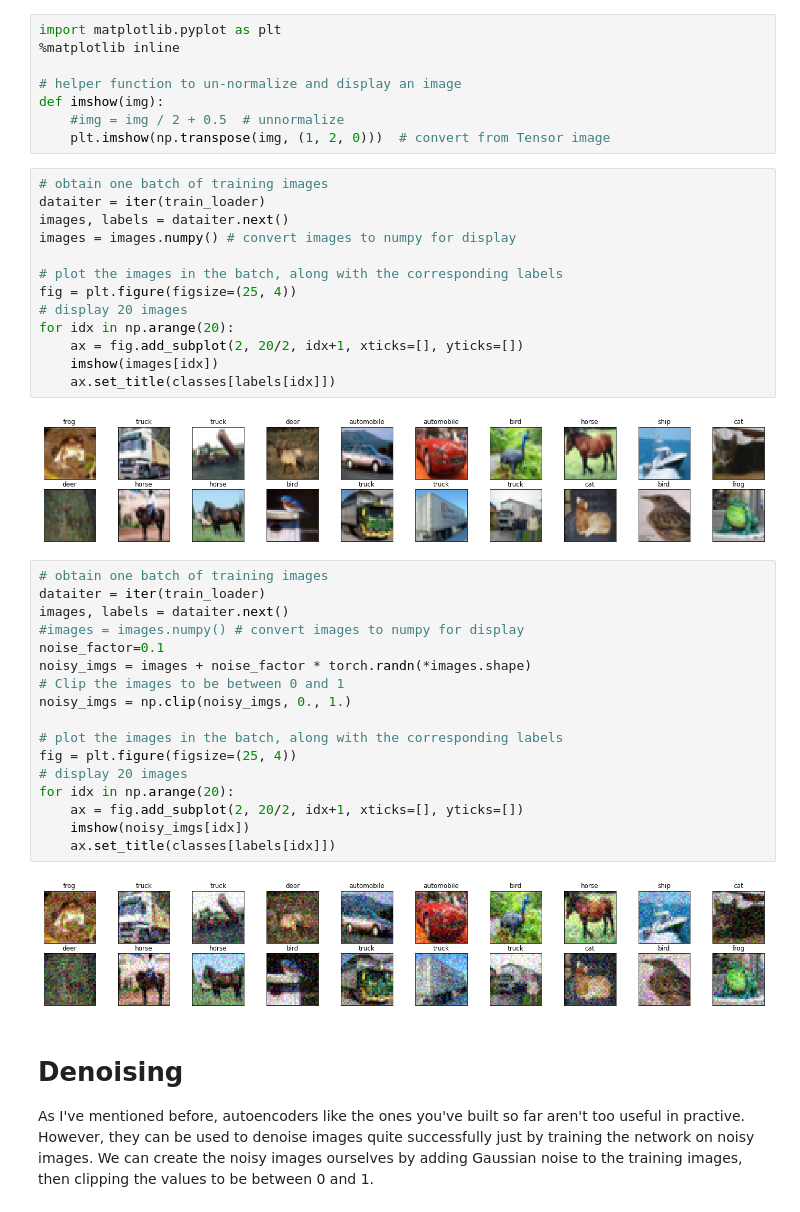
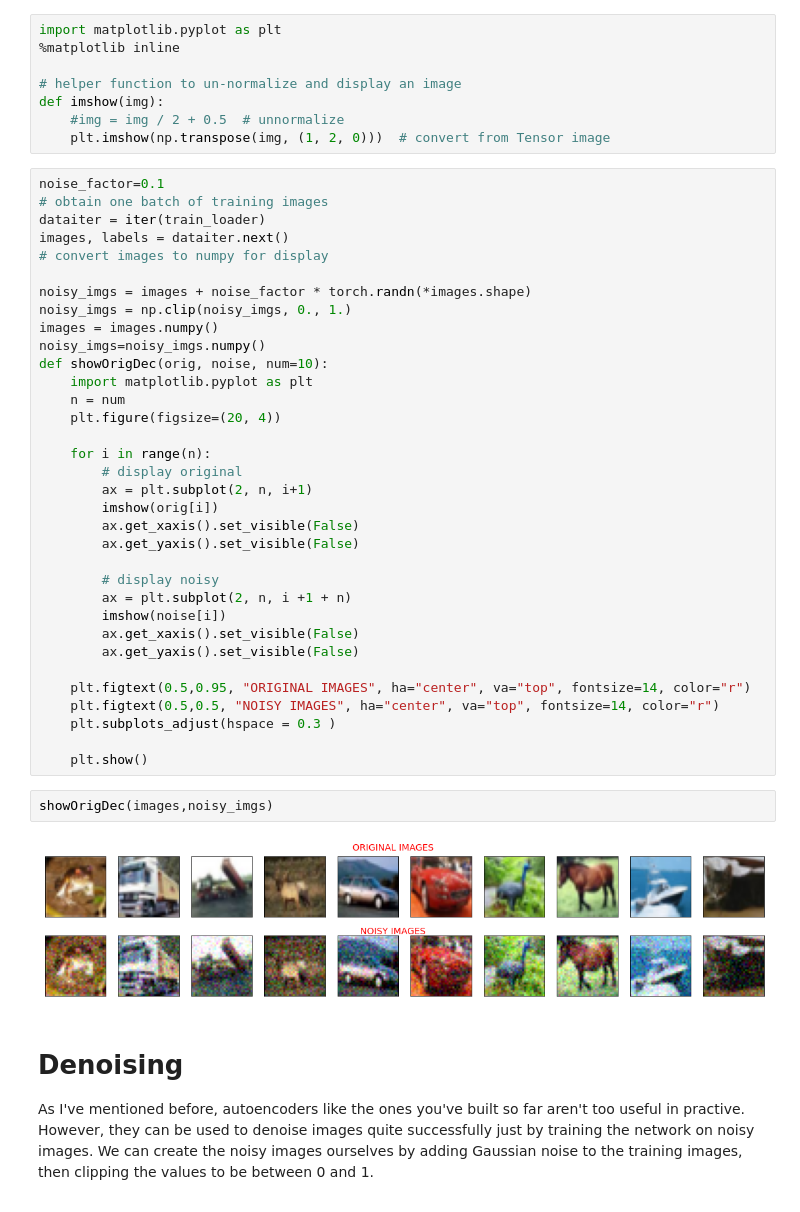
Before and after one commit to anushkayadav/Denoising_cifar10, a Jupyter notebook: aut.ipynb, the cells around one changed output. Saved outputs shown, nothing was run; the diff lists cells and outputs as text.

```diff
--- a/aut.ipynb
+++ b/aut.ipynb
@@ -45,40 +46,44 @@ import matplotlib.pyplot as plt
 def imshow(img):
     #img = img / 2 + 0.5  # unnormalize
     plt.imshow(np.transpose(img, (1, 2, 0)))  # convert from Tensor image
-# %%
-# obtain one batch of training images
-dataiter = iter(train_loader)
-images, labels = dataiter.next()
-images = images.numpy() # convert images to numpy for display
-
-# plot the images in the batch, along with the corresponding labels
-fig = plt.figure(figsize=(25, 4))
-# display 20 images
-for idx in np.arange(20):
-    ax = fig.add_subplot(2, 20/2, idx+1, xticks=[], yticks=[])
-    imshow(images[idx])
-    ax.set_title(classes[labels[idx]])
-# %% [output]
-[figure, removed]
-# %%
-# obtain one batch of training images
-dataiter = iter(train_loader)
-images, labels = dataiter.next()
-#images = images.numpy() # convert images to numpy for display
-noise_factor=0.1
-noisy_imgs = images + noise_factor * torch.randn(*images.shape)
-# Clip the images to be between 0 and 1
-noisy_imgs = np.clip(noisy_imgs, 0., 1.)
-
-# plot the images in the batch, along with the corresponding labels
-fig = plt.figure(figsize=(25, 4))
-# display 20 images
-for idx in np.arange(20):
-    ax = fig.add_subplot(2, 20/2, idx+1, xticks=[], yticks=[])
-    imshow(noisy_imgs[idx])
-    ax.set_title(classes[labels[idx]])
-# %% [output]
-[figure, removed]
+# %%
+noise_factor=0.1
+# obtain one batch of training images
+dataiter = iter(train_loader)
+images, labels = dataiter.next()
+# convert images to numpy for display
+
+noisy_imgs = images + noise_factor * torch.randn(*images.shape)
+noisy_imgs = np.clip(noisy_imgs, 0., 1.)
+images = images.numpy()
+noisy_imgs=noisy_imgs.numpy()
+def showOrigDec(orig, noise, num=10):
+    import matplotlib.pyplot as plt
+    n = num
+    plt.figure(figsize=(20, 4))
+
+    for i in range(n):
+        # display original
+        ax = plt.subplot(2, n, i+1)
+        imshow(orig[i])
+        ax.get_xaxis().set_visible(False)
+        ax.get_yaxis().set_visible(False)
+
+        # display noisy
+        ax = plt.subplot(2, n, i +1 + n)
+        imshow(noise[i])
+        ax.get_xaxis().set_visible(False)
+        ax.get_yaxis().set_visible(False)
+
+    plt.figtext(0.5,0.95, "ORIGINAL IMAGES", ha="center", va="top", fontsize=14, color="r")
+    plt.figtext(0.5,0.5, "NOISY IMAGES", ha="center", va="top", fontsize=14, color="r")
+    plt.subplots_adjust(hspace = 0.3 )
+
+    plt.show()
+# %%
+showOrigDec(images,noisy_imgs)
+# %% [output]
+[figure, added]
 # %% [markdown]
 # Denoising
 
```
Also changed, not shown: parts of 15 cells of this notebook.
